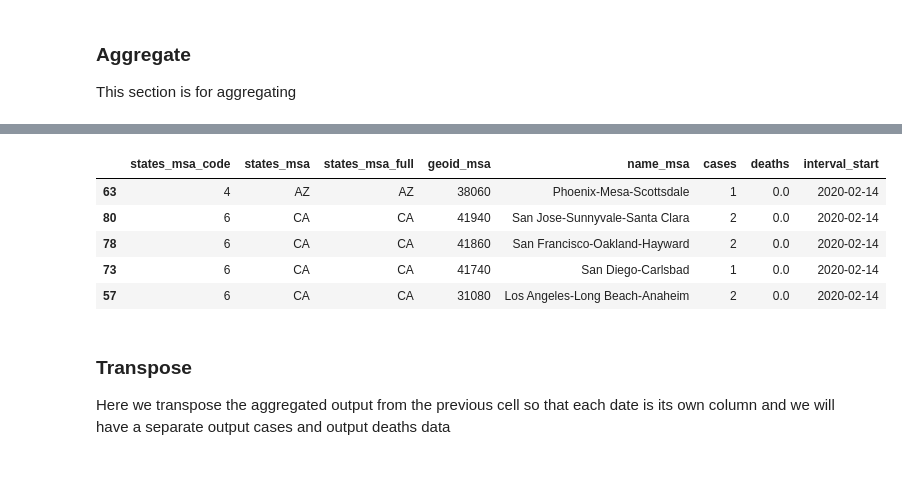
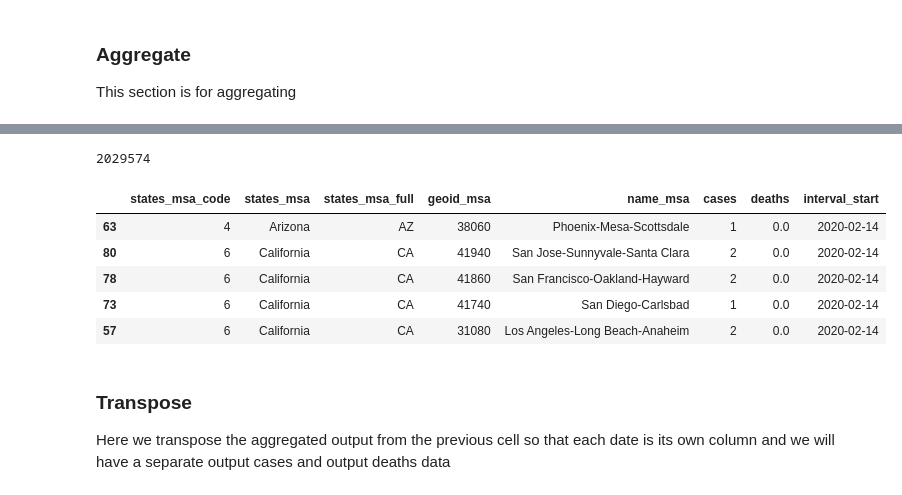
Before and after one commit to cybergis/Covid_MSA_code, a Jupyter notebook: COVID_aggregate_by_date.ipynb, the cells around one changed output, grey strips where cells are left out. Saved outputs shown, nothing was run; the diff lists cells and outputs as text; code cells hidden in the pictures.

```diff
--- a/COVID_aggregate_by_date.ipynb
+++ b/COVID_aggregate_by_date.ipynb
@@ -43,7 +43,7 @@ data = pd.read_csv(url)
 # filter out data rows whose dates are not within the range
 data["date"] = pd.to_datetime(data["date"])
 data = data[data.date <= endDate]
-data = data[data.date >= startdate]
+data = data[data.date >= startDate]
 
 data = data.sort_values(by = ['county', 'state'])
 copy = data
@@ -93,7 +123,7 @@ data.head()
 This section is for aggregating
 # %%
 # merge the metro reference table with state reference table
-metro = metro.merge(state_abbr, how ='inner',
+metro_initial = metro_initial.merge(state_abbr, how = 'left',
                      left_on = 'states_msa',
-                     right_on = 'Abbreviation')
-metro['states_msa'] = metro['State']
+                     right_on = 'Abbreviation', indicator = True)
+metro_initial['states_msa'] = metro_initial['State']
@@ -100,8 +159,10 @@ metro['states_msa'] = metro['State']
+# %%
+metro_initial = metro_initial.drop(columns = ['_merge'])
 # %%
 # merge again with the covid data
-merged = metro.merge(data, how='inner',
-                     left_on=["states_msa", "name10_county"],
-                     right_on=["state","county"])
+merged = metro_initial.merge(data, how = 'right',
+                     left_on = ["states_msa", "name10_county"],
+                     right_on = ["state","county"], indicator = True)
 merged = merged[['date', 'county', 'cases',
                  'deaths', 'name_msa', 'states_msa_code', 'states_msa', 'states_msa_full',
-                 'geoid_msa']]
+                 'geoid_msa', '_merge']]
@@ -108,37 +194,41 @@ merged = merged[['date', 'county', 'cases',
+# %%
+len(merged)
+# %% [output]
+2029574
 # %%
 # aggregate for each interval of dates
 merged["date"] = pd.to_datetime(merged["date"])
-iterate_start = startdate
+iterate_start = startDate
 
 interval_data = merged
 output = pd.DataFrame()
 
-while iterate_start <= enddate:
+while iterate_start <= endDate:
     iterate_end = iterate_start + timedelta(days = interval)
 
     eachInterval = interval_data[interval_data.date >= iterate_start]
     eachInterval = eachInterval[eachInterval.date < iterate_end]
 
 
-    eachInterval = eachInterval.groupby(['name_msa'])['cases', 'deaths'].sum()
+    eachInterval = eachInterval.groupby(['name_msa', 'states_msa'])['cases', 'deaths'].sum()
     eachInterval = eachInterval.merge(metro_initial, left_on='name_msa', right_on='name_msa')[['states_msa_code', 'states_msa',
                                 'states_msa_full', "geoid_msa",
                                'name_msa', 'cases', 'deaths']].sort_values(by = 'states_msa_code')
     eachInterval['interval_start'] = iterate_start
-    eachInterval = eachInterval.drop_duplicates(subset=['name_msa'])
+    eachInterval = eachInterval.drop_duplicates(subset = ['name_msa', 'states_msa'])
 
     output = output.append(eachInterval)
     iterate_start = iterate_start + timedelta(days=interval)
 
 output.to_csv("./data/output.csv", index = False)
 output.head()
 # %% [output]
 |  | states_msa_code | states_msa | states_msa_full | geoid_msa | name_msa | cases | deaths | interval_start |
-| 63 | 4 | AZ | AZ | 38060 | Phoenix-Mesa-Scottsdale | 1 | 0.0 | 2020-02-14 |
-| 80 | 6 | CA | CA | 41940 | San Jose-Sunnyvale-Santa Clara | 2 | 0.0 | 2020-02-14 |
-| 78 | 6 | CA | CA | 41860 | San Francisco-Oakland-Hayward | 2 | 0.0 | 2020-02-14 |
-| 73 | 6 | CA | CA | 41740 | San Diego-Carlsbad | 1 | 0.0 | 2020-02-14 |
-| 57 | 6 | CA | CA | 31080 | Los Angeles-Long Beach-Anaheim | 2 | 0.0 | 2020-02-14 |
+| 63 | 4 | Arizona | AZ | 38060 | Phoenix-Mesa-Scottsdale | 1 | 0.0 | 2020-02-14 |
+| 80 | 6 | California | CA | 41940 | San Jose-Sunnyvale-Santa Clara | 2 | 0.0 | 2020-02-14 |
+| 78 | 6 | California | CA | 41860 | San Francisco-Oakland-Hayward | 2 | 0.0 | 2020-02-14 |
+| 73 | 6 | California | CA | 41740 | San Diego-Carlsbad | 1 | 0.0 | 2020-02-14 |
+| 57 | 6 | California | CA | 31080 | Los Angeles-Long Beach-Anaheim | 2 | 0.0 | 2020-02-14 |
 # %% [markdown]
 <a id = 'Transpose'></a>
 ### Transpose
```
Also changed, not shown: parts of 24 cells of this notebook.
